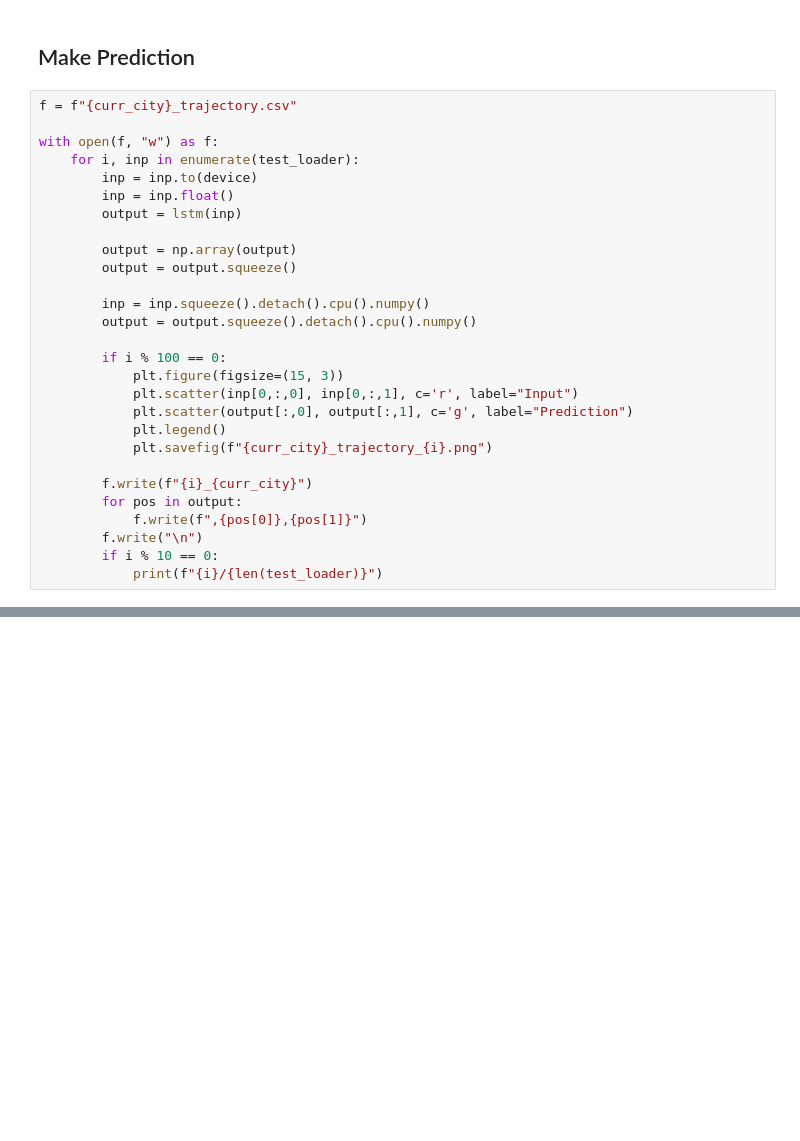
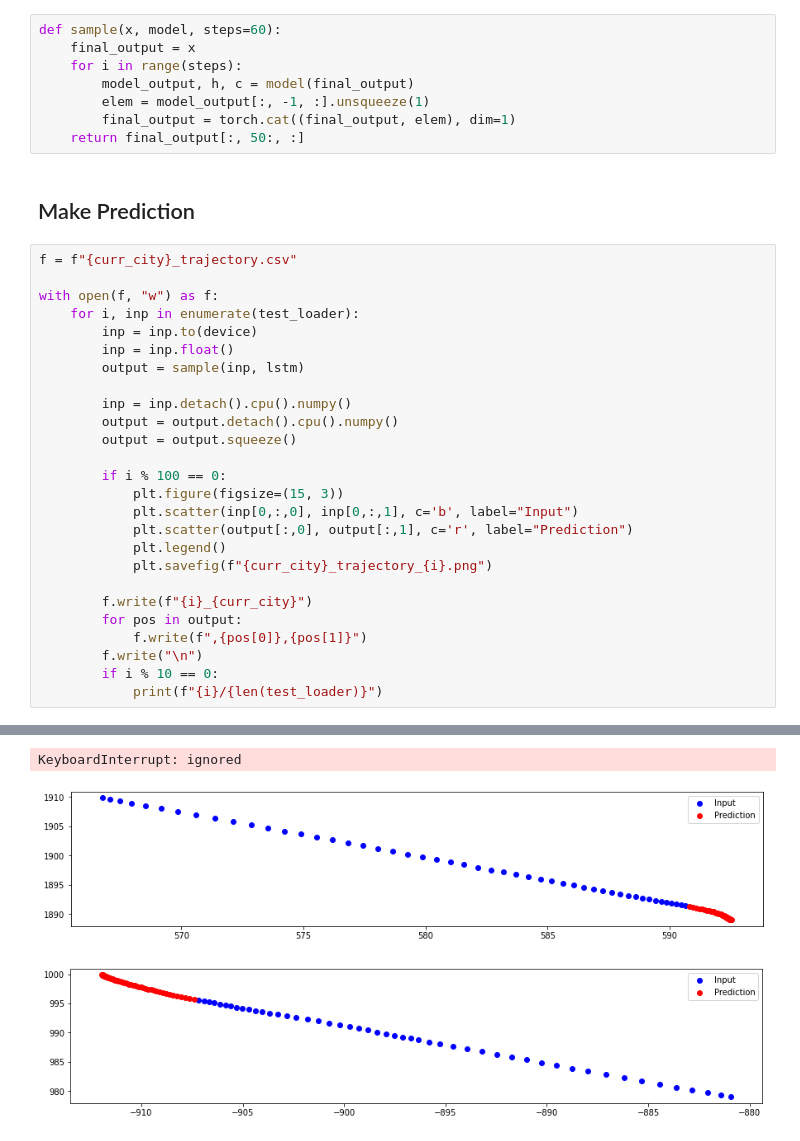
Before and after one commit to ec-2018/CSE151BCompetition, a Jupyter notebook: Load_Argo2_Public.ipynb, the cells around one changed output, grey strips where cells are left out. Saved outputs shown, nothing was run; the diff lists cells and outputs as text; blank space fills up the shorter version.

```diff
--- a/Load_Argo2_Public.ipynb
+++ b/Load_Argo2_Public.ipynb
@@ -283,3 +300,11 @@ plt.show()
+# %%
+def sample(x, model, steps=60):
+    final_output = x
+    for i in range(steps):
+        model_output, h, c = model(final_output)
+        elem = model_output[:, -1, :].unsqueeze(1)
+        final_output = torch.cat((final_output, elem), dim=1)
+    return final_output[:, 50:, :]
 # %% [markdown]
 ## Make Prediction
 # %%
@@ -289,18 +314,16 @@ with open(f, "w") as f:
     for i, inp in enumerate(test_loader):
         inp = inp.to(device)
         inp = inp.float()
-        output = lstm(inp)
+        output = sample(inp, lstm)
 
-        output = np.array(output)
+        inp = inp.detach().cpu().numpy()
+        output = output.detach().cpu().numpy()
         output = output.squeeze()
-
-        inp = inp.squeeze().detach().cpu().numpy()
-        output = output.squeeze().detach().cpu().numpy()
 
         if i % 100 == 0:
             plt.figure(figsize=(15, 3))
-            plt.scatter(inp[0,:,0], inp[0,:,1], c='r', label="Input")
-            plt.scatter(output[:,0], output[:,1], c='g', label="Prediction")
+            plt.scatter(inp[0,:,0], inp[0,:,1], c='b', label="Input")
+            plt.scatter(output[:,0], output[:,1], c='r', label="Prediction")
             plt.legend()
             plt.savefig(f"{curr_city}_trajectory_{i}.png")
 
@@ -314,0 +354,3 @@ KeyboardInterrupt:
+KeyboardInterrupt: ignored
+[figure, added]
+[figure, added]
```
Also changed, not shown: parts of 11 cells of this notebook.
